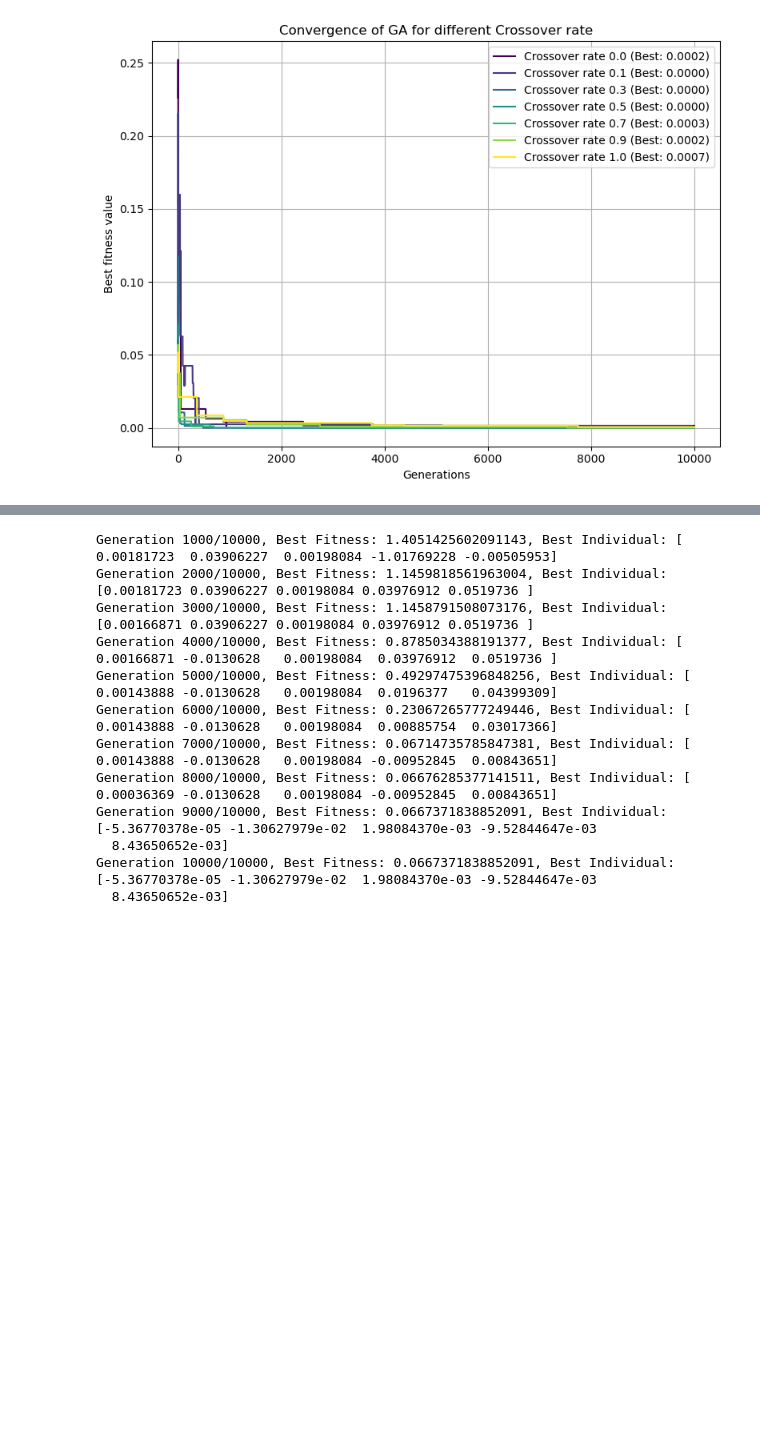
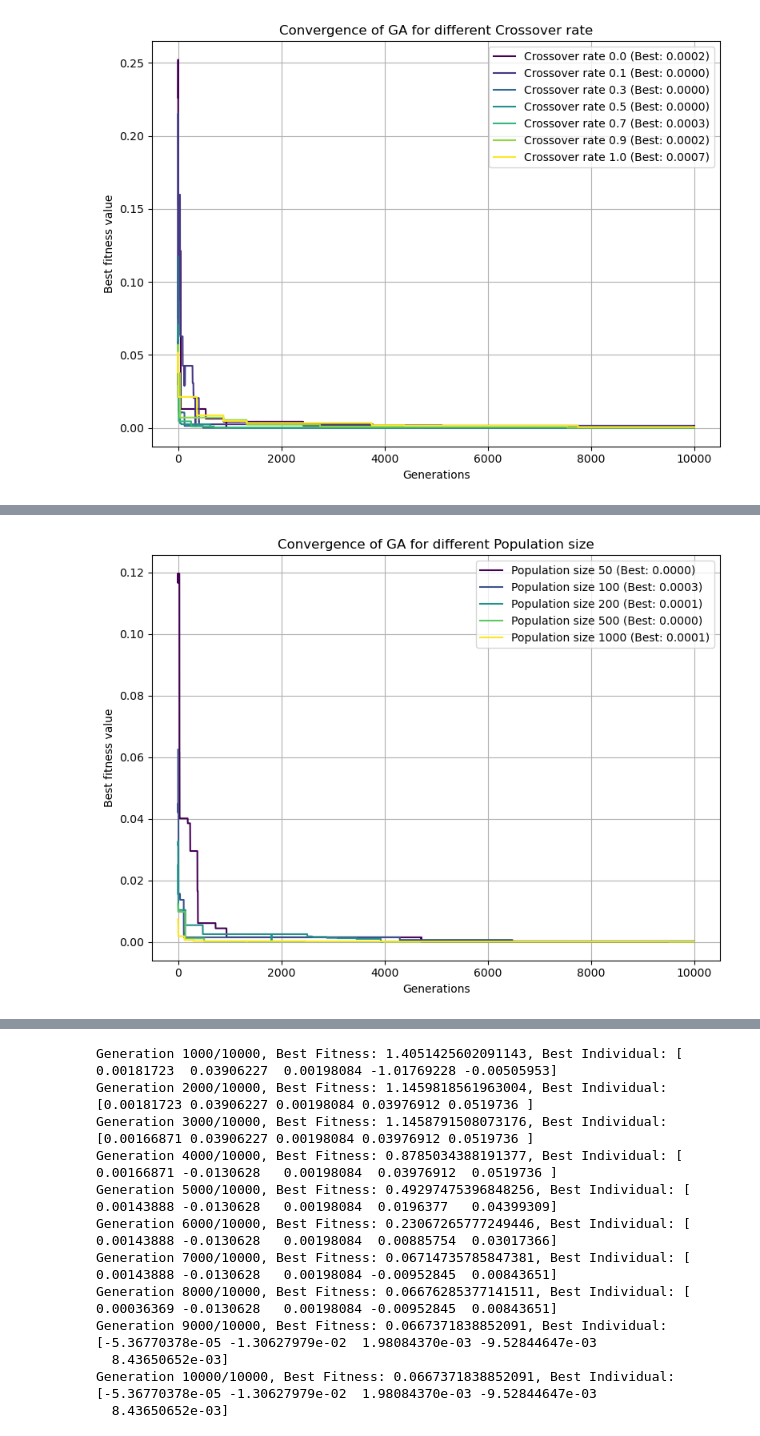
Before and after one commit to sienkozuzanna/miowad, a Jupyter notebook: EvolutionaryAlgorithms/ea1.ipynb, the cells around one changed output, grey strips where cells are left out. Cells and saved outputs as stored; diff of their text form; code cells hidden in the pictures; blank space fills up the shorter version.

```diff
--- a/EvolutionaryAlgorithms/ea1.ipynb
+++ b/EvolutionaryAlgorithms/ea1.ipynb
@@ -83,8 +90,8 @@ To ensure reproducibility, I am setting a random seed while experimenting with d
 population size
 # %%
 population_sizes = [50, 100, 200, 500, 1000]
-results = []
-fitness_histories = []
+pop_results = []
+pop_fitness_histories = []
 
 for pop_size in population_sizes:
     seed_everything(42)
@@ -93,8 +100,8 @@ for pop_size in population_sizes:
                           mutation_rate=0.1, crossover_rate=0.7, generations=10000)
     best_solution, best_fitness, fitness_history = ga.run(eval_every=10000, early_stopping=False)
 
-    results.append((pop_size, best_fitness, best_solution))
-    fitness_histories.append((pop_size, fitness_history))
+    pop_results.append((pop_size, best_fitness, best_solution))
+    pop_fitness_histories.append((pop_size, fitness_history))
 # %% [output]
 Running GA with population size: 50
 Generation 10000/10000, Best Fitness: 0.0007896556727387932, Best Individual: [ 0.00012674 -0.01358992 -0.01739186]
@@ -114,7 +142,7 @@ plot_fitness_histories(fitness_histories, parameter_name="Population size")
 mutation rate
 # %%
 mutation_rates = [0.01, 0.05, 0.1, 0.2, 0.5, 0.7]
-results = []
+mutation_results = []
 mutation_history = []
 for mutation_rate in mutation_rates:
     seed_everything(42)
@@ -122,7 +150,7 @@ for mutation_rate in mutation_rates:
     ga = GeneticAlgorithm(dimension=3, population_size=100, fitness_function=test_function,
                                mutation_rate=mutation_rate, crossover_rate=0.7, generations=10000)
     best_solution, best_fitness, fitness_history = ga.run(eval_every=10000, early_stopping=False)
-    results.append((mutation_rate, best_fitness, best_solution))
+    mutation_results.append((mutation_rate, best_fitness, best_solution))
     mutation_history.append((mutation_rate, fitness_history))
 # %% [output]
 Running GA with mutation rate: 0.01
@@ -145,7 +195,7 @@ plot_fitness_histories(mutation_history, parameter_name="Mutation rate", figsize
 crossover rate
 # %%
 crossover_rates = [0.0, 0.1, 0.3, 0.5, 0.7, 0.9, 1.0]
-results = []
+crossover_results = []
 crossover_histories = []
 for crossover_rate in crossover_rates:
     seed_everything(42)
@@ -153,7 +203,7 @@ for crossover_rate in crossover_rates:
     ga = GeneticAlgorithm(dimension=3, population_size=100, fitness_function=test_function,
                                mutation_rate=0.1, crossover_rate=crossover_rate, generations=10000)
     best_solution, best_fitness, fitness_history = ga.run(eval_every=10000, early_stopping=False)
-    results.append((crossover_rate, best_fitness, best_solution))
+    crossover_results.append((crossover_rate, best_fitness, best_solution))
     crossover_histories.append((crossover_rate, fitness_history))
 # %% [output]
 Running GA with crossover rate: 0.0
@@ -176,0 +254,14 @@ plot_fitness_histories(crossover_histories, parameter_name="Crossover rate", fig
+# %%
+population_sizes = [50, 100, 200, 500, 1000]
+pop_results = []
+pop_fitness_histories = []
+
+for pop_size in population_sizes:
+    seed_everything(1234)
+    print(f"Running GA with population size: {pop_size}")
+    ga = GeneticAlgorithm(dimension=3, population_size=pop_size, fitness_function=test_function,
+                          mutation_rate=0.1, crossover_rate=0.7, generations=10000)
+    best_solution, best_fitness, fitness_history = ga.run(eval_every=10000, early_stopping=False)
+
+    pop_results.append((pop_size, best_fitness, best_solution))
+    pop_fitness_histories.append((pop_size, fitness_history))
@@ -176,0 +279,4 @@ plot_fitness_histories(crossover_histories, parameter_name="Crossover rate", fig
+# %%
+plot_fitness_histories(pop_fitness_histories, parameter_name="Population size", figsize=(8, 6))
+# %% [output]
+[figure, added]
```
Also changed, not shown: parts of 44 cells of this notebook.
